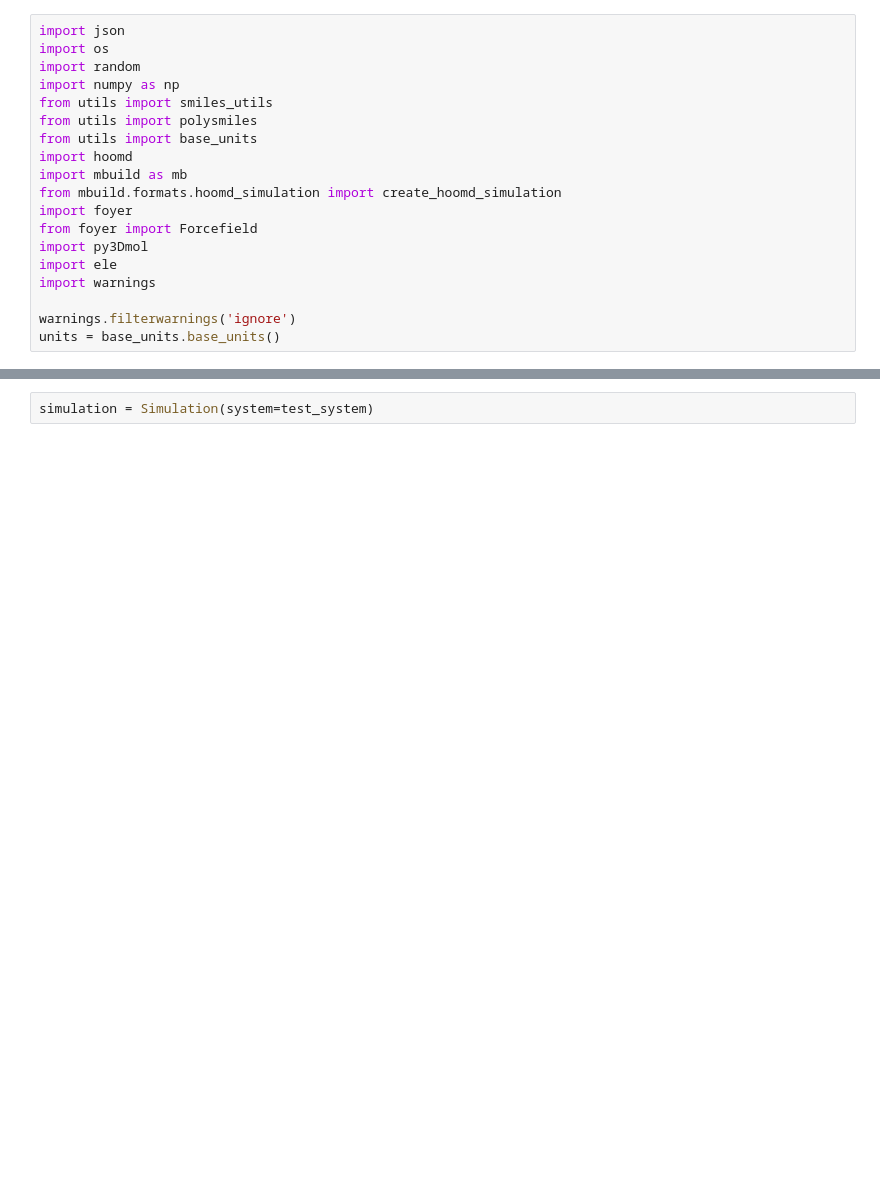
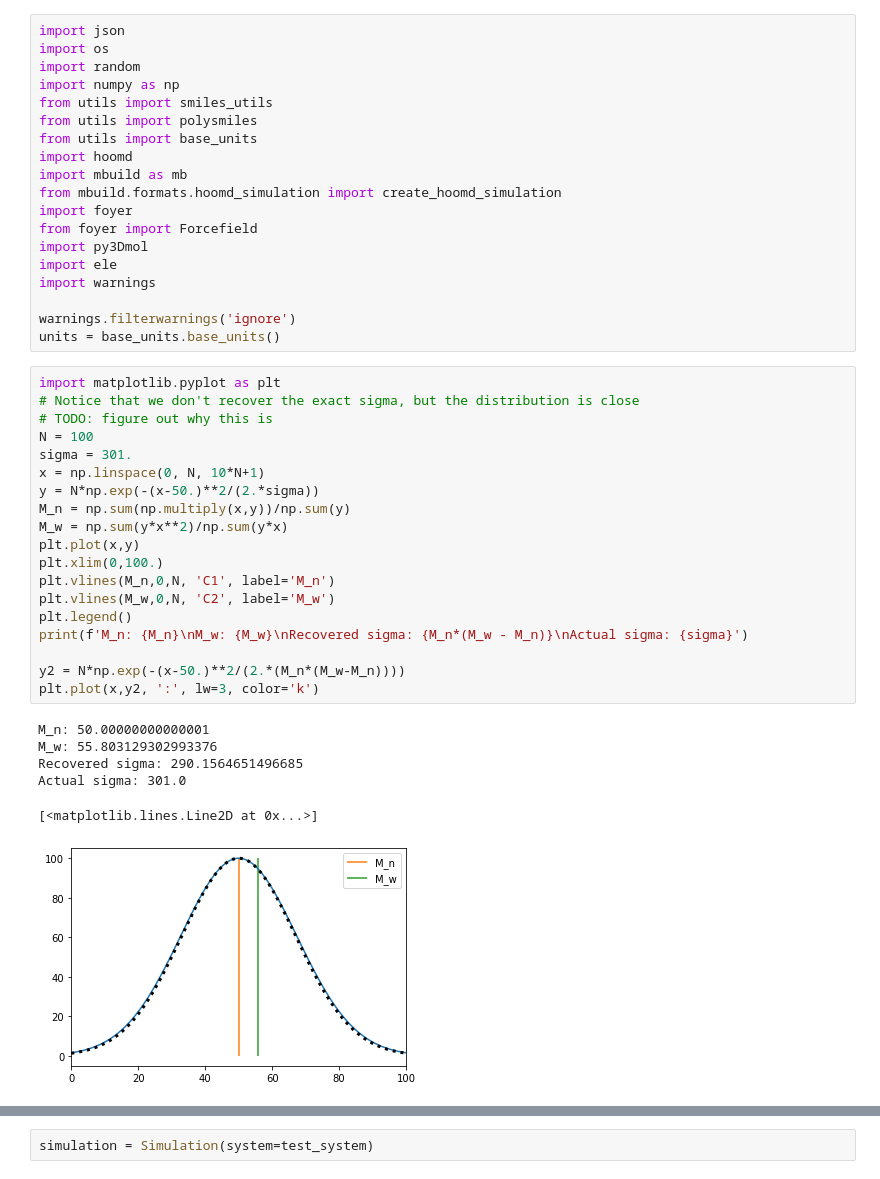
Before and after one commit to cmelab/polybinder, a Jupyter notebook: uli_init/system-init.ipynb, the cells around one changed output, grey strips where cells are left out. Saved outputs shown, nothing was run; the diff lists cells and outputs as text; blank space fills up the shorter version.

```diff
--- a/uli_init/system-init.ipynb
+++ b/uli_init/system-init.ipynb
@@ -17,6 +17,32 @@ import warnings
 
 warnings.filterwarnings('ignore')
 units = base_units.base_units()
+# %%
+import matplotlib.pyplot as plt
+# Notice that we don't recover the exact sigma, but the distribution is close
+# TODO: figure out why this is
+N = 100
+sigma = 301.
+x = np.linspace(0, N, 10*N+1)
+y = N*np.exp(-(x-50.)**2/(2.*sigma))
+M_n = np.sum(np.multiply(x,y))/np.sum(y)
+M_w = np.sum(y*x**2)/np.sum(y*x)
+plt.plot(x,y)
+plt.xlim(0,100.)
+plt.vlines(M_n,0,N, 'C1', label='M_n')
+plt.vlines(M_w,0,N, 'C2', label='M_w')
+plt.legend()
+print(f'M_n: {M_n}\nM_w: {M_w}\nRecovered sigma: {M_n*(M_w - M_n)}\nActual sigma: {sigma}')
+
+y2 = N*np.exp(-(x-50.)**2/(2.*(M_n*(M_w-M_n))))
+plt.plot(x,y2, ':', lw=3, color='k')
+# %% [output]
+M_n: 50.00000000000001
+M_w: 55.803129302993376
+Recovered sigma: 290.1564651496685
+Actual sigma: 301.0
+[<matplotlib.lines.Line2D at 0x...>]
+[figure, added]
 # %%
 class Simulation():
     def __init__(self,
```
Also changed, not shown: parts of 3 cells of this notebook.
